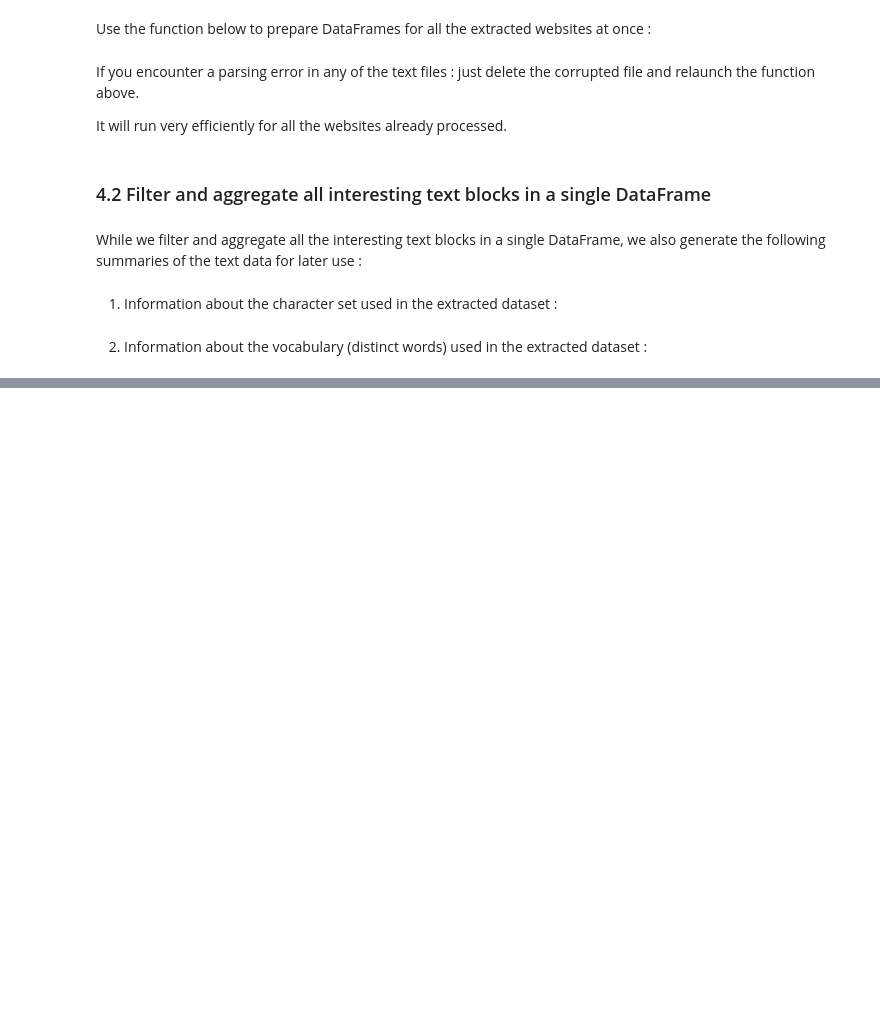
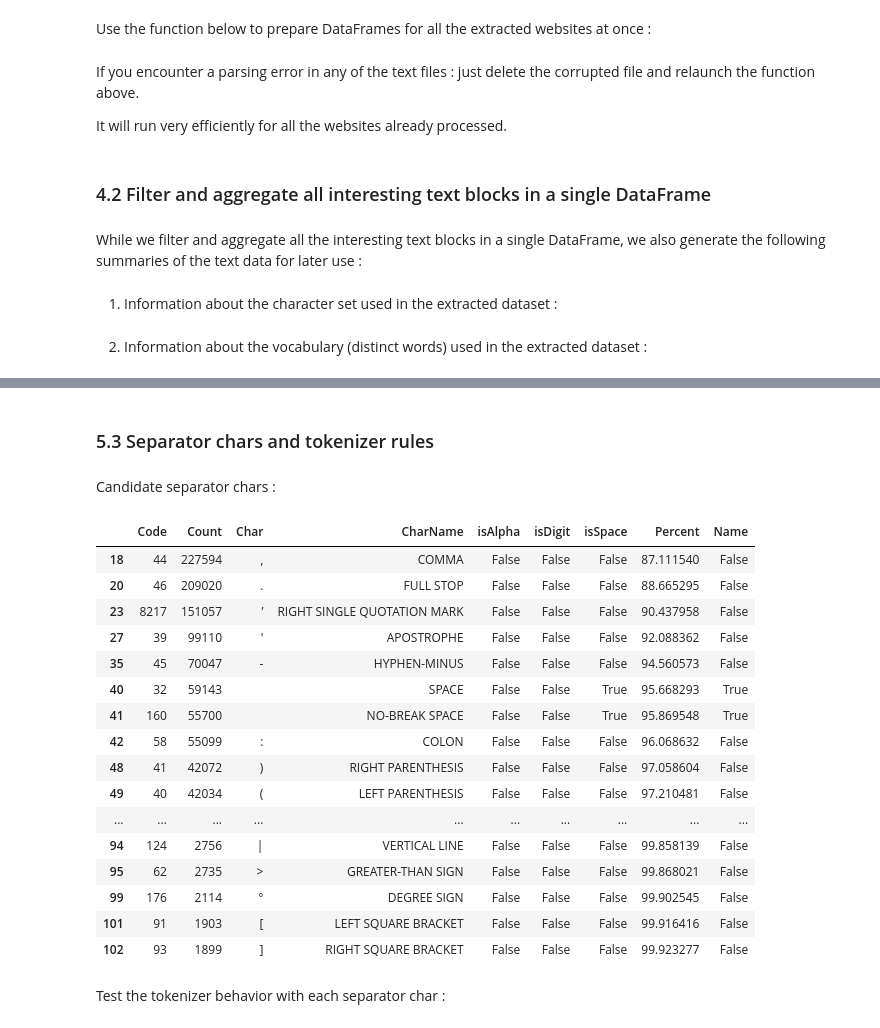
Before and after one commit to laurentprudhon/nlptextdoc, a Jupyter notebook: nlptextdoc.python/nlptextdoc-lib-v1.ipynb, the cells around one changed output, grey strips where cells are left out. Cells and saved outputs as stored; diff of their text form; code cells hidden in the pictures; blank space fills up the shorter version.

```diff
--- a/nlptextdoc.python/nlptextdoc-lib-v1.ipynb
+++ b/nlptextdoc.python/nlptextdoc-lib-v1.ipynb
@@ -831,0 +1169,33 @@ def saveCharset(rootdir, vocabdf):
+# %% [markdown]
+### 5.3 Separator chars and tokenizer rules
+# %% [markdown]
+Candidate separator chars :
+# %%
+def listSeparatorChars(charsetdf):
+    sepchars = charsetdf[(charsetdf["isAlpha"] == False) & (charsetdf["isDigit"] == False)].copy()
+    sepchars["Name"] = sepchars["Char"].apply(lambda c:c.isspace())
+    return sepchars
+# %%
+charset = loadCharset(rootdir)
+separatorChars = listSeparatorChars(charset)
+separatorChars[:30]
+# %% [output]
+|  | Code | Count | Char | CharName | isAlpha | isDigit | isSpace | Percent | Name |
+| 18 | 44 | 227594 | , | COMMA | False | False | False | 87.111540 | False |
+| 20 | 46 | 209020 | . | FULL STOP | False | False | False | 88.665295 | False |
+| 23 | 8217 | 151057 | ’ | RIGHT SINGLE QUOTATION MARK | False | False | False | 90.437958 | False |
+| 27 | 39 | 99110 | ' | APOSTROPHE | False | False | False | 92.088362 | False |
+| 35 | 45 | 70047 | - | HYPHEN-MINUS | False | False | False | 94.560573 | False |
+| 40 | 32 | 59143 |  | SPACE | False | False | True | 95.668293 | True |
+| 41 | 160 | 55700 |  | NO-BREAK SPACE | False | False | True | 95.869548 | True |
+| 42 | 58 | 55099 | : | COLON | False | False | False | 96.068632 | False |
+| 48 | 41 | 42072 | ) | RIGHT PARENTHESIS | False | False | False | 97.058604 | False |
+| 49 | 40 | 42034 | ( | LEFT PARENTHESIS | False | False | False | 97.210481 | False |
+| ... | ... | ... | ... | ... | ... | ... | ... | ... | ... |
+| 94 | 124 | 2756 | | | VERTICAL LINE | False | False | False | 99.858139 | False |
+| 95 | 62 | 2735 | > | GREATER-THAN SIGN | False | False | False | 99.868021 | False |
+| 99 | 176 | 2114 | ° | DEGREE SIGN | False | False | False | 99.902545 | False |
+| 101 | 91 | 1903 | [ | LEFT SQUARE BRACKET | False | False | False | 99.916416 | False |
+| 102 | 93 | 1899 | ] | RIGHT SQUARE BRACKET | False | False | False | 99.923277 | False |
+# %% [markdown]
+Test the tokenizer behavior with each separator char :
```
Also changed, not shown: parts of 36 cells of this notebook, 2 other files.
